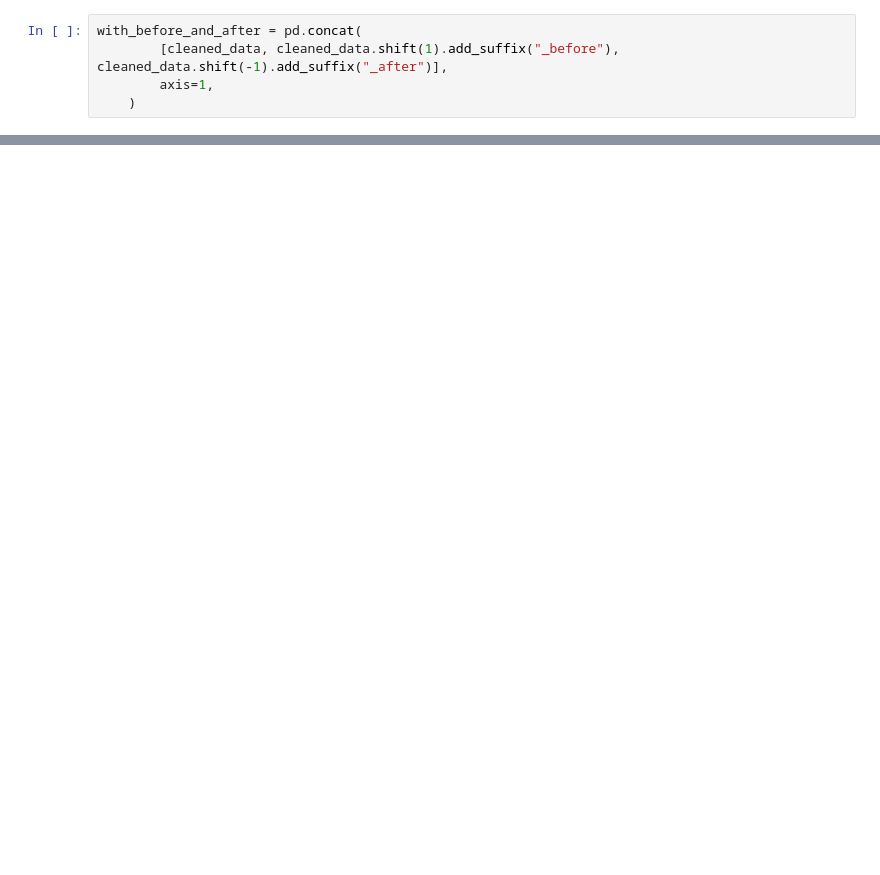
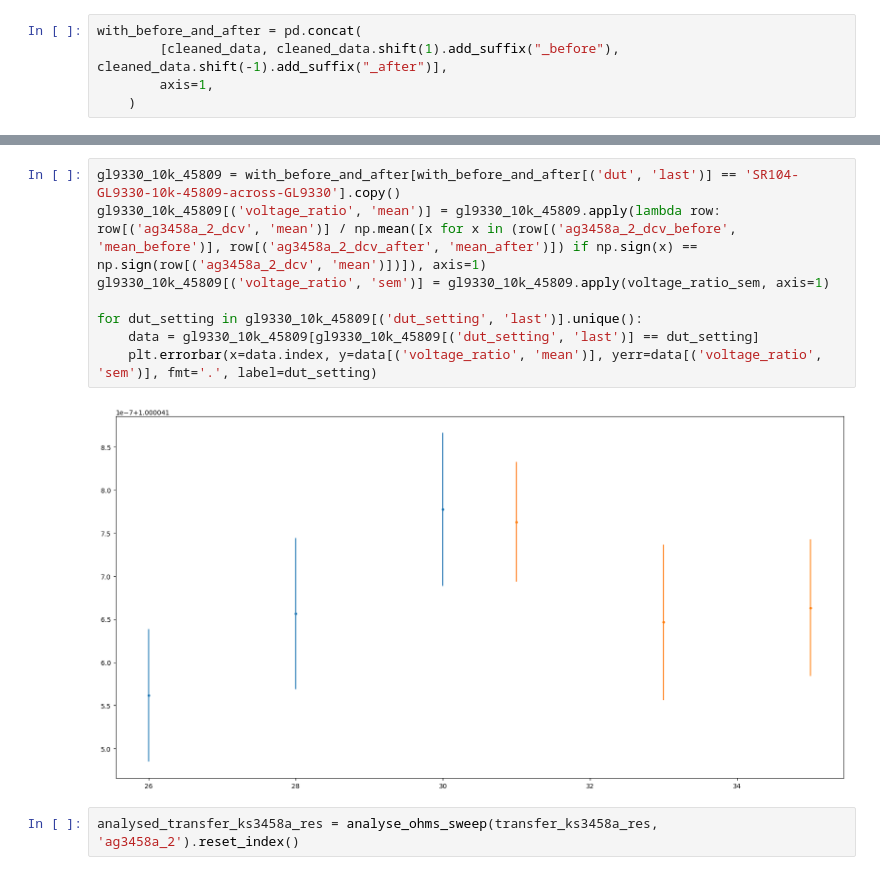
Before and after one commit to alson/metrology-data-analysis, a Jupyter notebook: Resistance transfers.ipynb, the cells around one changed output, grey strips where cells are left out. Saved outputs shown, nothing was run; the diff lists cells and outputs as text; blank space fills up the shorter version.

```diff
--- a/Resistance transfers.ipynb
+++ b/Resistance transfers.ipynb
@@ -385,0 +434,12 @@ for dut_setting in gl9330_10k_42709[('dut_setting', 'last')].unique():
+# %%
+gl9330_10k_45809 = with_before_and_after[with_before_and_after[('dut', 'last')] == 'SR104-GL9330-10k-45809-across-GL9330'].copy()
+gl9330_10k_45809[('voltage_ratio', 'mean')] = gl9330_10k_45809.apply(lambda row: row[('ag3458a_2_dcv', 'mean')] / np.mean([x for x in (row[('ag3458a_2_dcv_before', 'mean_before')], row[('ag3458a_2_dcv_after', 'mean_after')]) if np.sign(x) == np.sign(row[('ag3458a_2_dcv', 'mean')])]), axis=1)
+gl9330_10k_45809[('voltage_ratio', 'sem')] = gl9330_10k_45809.apply(voltage_ratio_sem, axis=1)
+
+for dut_setting in gl9330_10k_45809[('dut_setting', 'last')].unique():
+    data = gl9330_10k_45809[gl9330_10k_45809[('dut_setting', 'last')] == dut_setting]
+    plt.errorbar(x=data.index, y=data[('voltage_ratio', 'mean')], yerr=data[('voltage_ratio', 'sem')], fmt='.', label=dut_setting)
+# %% [output]
+[figure, added]
+# %%
+analysed_transfer_ks3458a_res = analyse_ohms_sweep(transfer_ks3458a_res, 'ag3458a_2').reset_index()
```
Also changed, not shown: parts of 14 cells of this notebook, 2 other files.
